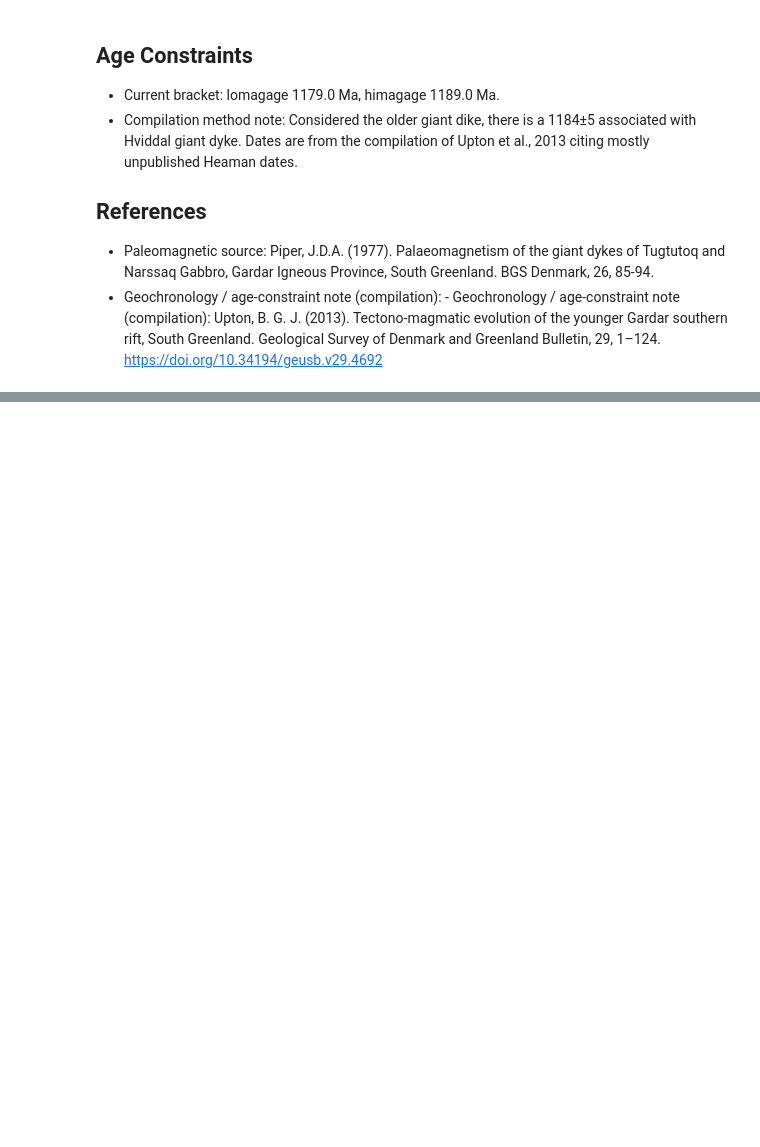
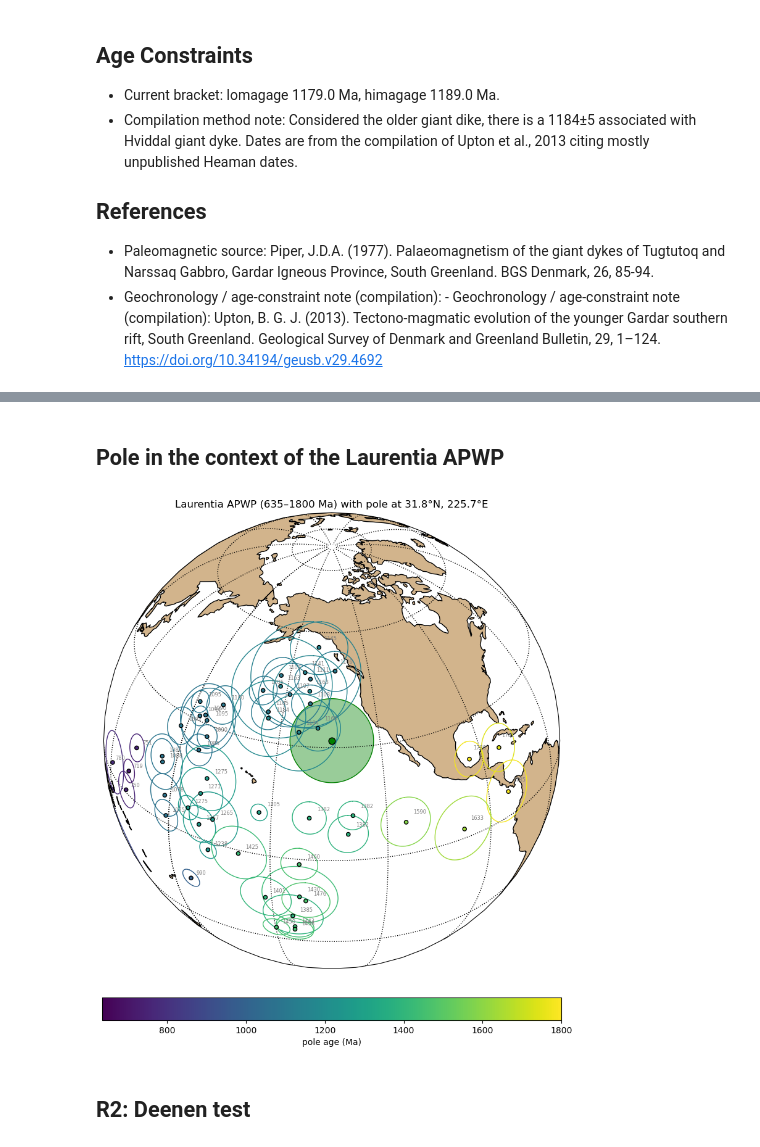
Before and after one commit to Swanson-Hysell-Group/2026_Laurentia_Precambrian_poles, a Jupyter notebook: pole_notebooks/1184_Narssaq.ipynb, the cells around one changed output, grey strips where cells are left out. Cells and saved outputs as stored; diff of their text form; code cells hidden in the pictures; blank space fills up the shorter version.

```diff
--- a/pole_notebooks/1184_Narssaq.ipynb
+++ b/pole_notebooks/1184_Narssaq.ipynb
@@ -75,0 +103,10 @@ plot_pole_overlap('Narssaq Gabbro',Laurentia_poles,Torsvik2012_Laurentia)
+# %% [markdown]
+## Pole in the context of the Laurentia APWP
+# %%
+Laurentia_poles = pt.get_Laurentia_poles()
+Laurentia_poles = pt.plot_apwp_context(Laurentia_poles, pole_mean['inc'], pole_mean['dec'], pole_mean['alpha95'], age_min=635, age_max=1800, projection='orthographic', central_longitude=pole_mean['dec'], central_latitude=pole_mean['inc'])
+plt.show()
+# %% [output]
+[figure, added]
+# %% [markdown]
+## R2: Deenen test
```
Also changed, not shown: parts of 18 cells of this notebook, 1 other file.
